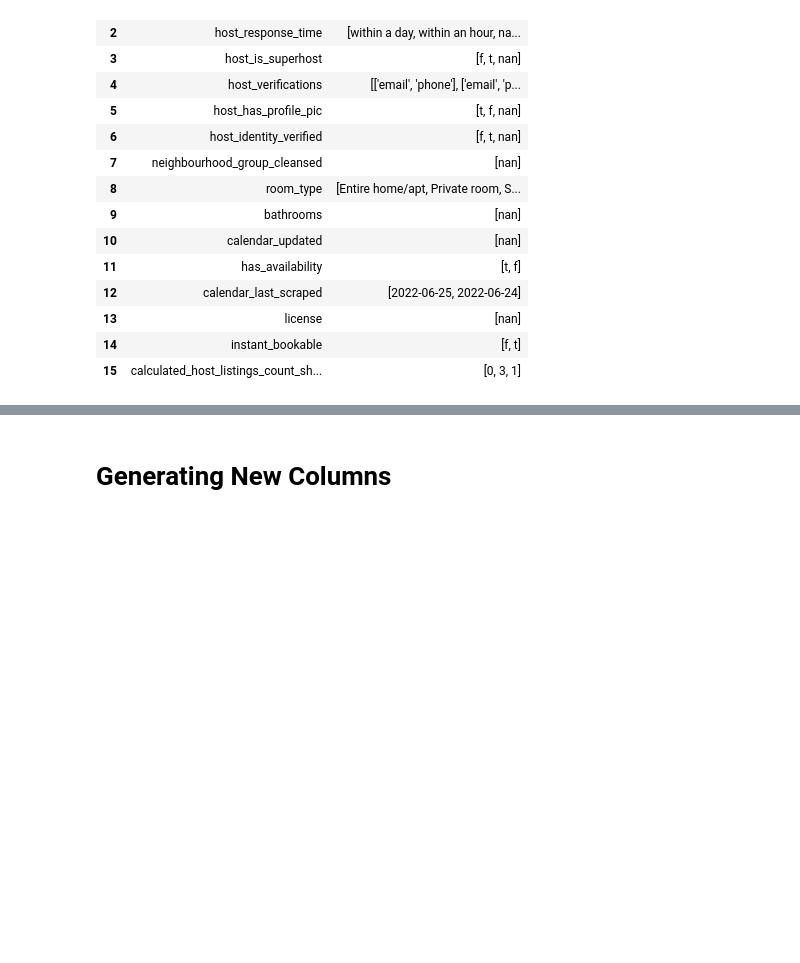
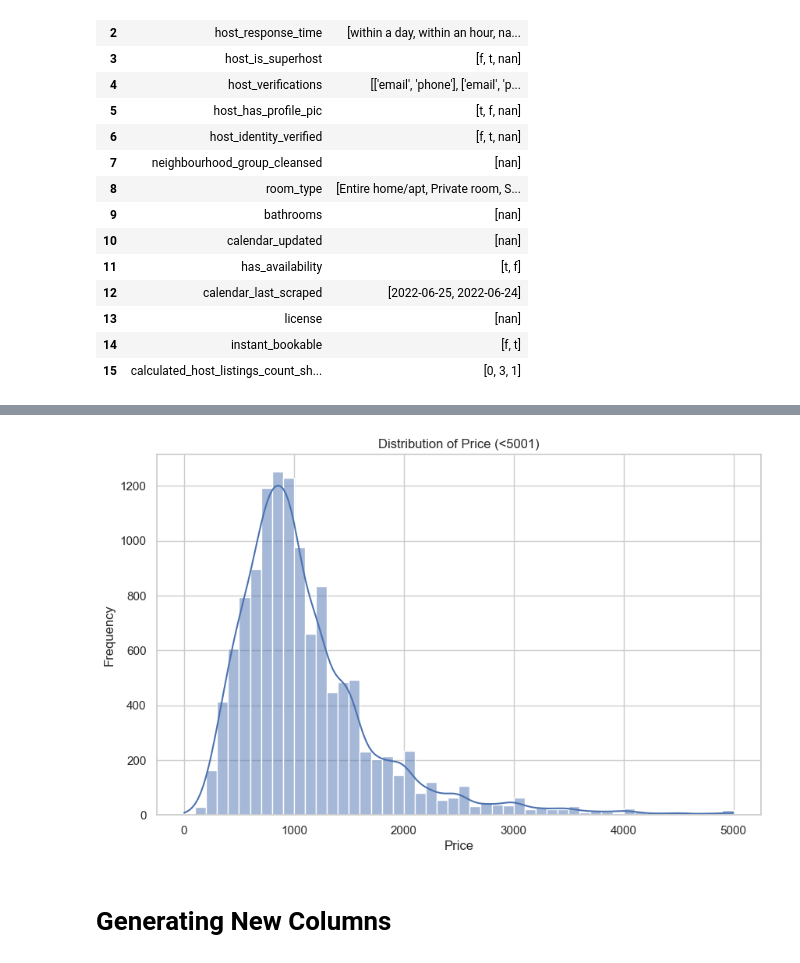
Before and after one commit to eirikvagen/data_management_exam, a Jupyter notebook: shared_clean.ipynb, the cells around one changed output, grey strips where cells are left out. Drawn from its saved outputs; the diff is of its cells as text; code cells hidden in the pictures; blank space fills up the shorter version.

```diff
--- a/shared_clean.ipynb
+++ b/shared_clean.ipynb
@@ -220,3 +196,26 @@ ValueError: invalid literal for int() with base 10: 't'
+# %%
+# Assuming 'df' is your DataFrame and 'number_of_reviews' is the column for which you want the distribution plot
+# Filtering the DataFrame to include only rows where 'number_of_reviews' is 1000 or less
+# Fixing price column
+df['price'] = df['price'].str[1:-3]
+df['price'] = df['price'].replace('\,','',regex=True)
+df['price'] = df['price'].astype(int)
+
+filtered_df = df[df['price'] <= 5000]
+
+sns.set(style="whitegrid")  # Set the aesthetic style of the plots
+plt.figure(figsize=(10, 6))  # Set the size of the figure
+
+# Create the distribution plot using the filtered data
+sns.histplot(filtered_df['price'], kde=True, bins=50)  # 'kde' parameter adds a Kernel Density Estimate plot
+
+plt.title('Distribution of Price (<5001)')  # Add a title
+plt.xlabel('Price')  # Set the X-axis label
+plt.ylabel('Frequency')  # Set the Y-axis label
+
+plt.show()  # Display the plot
+# %% [output]
+[figure, added]
 # %% [markdown]
 # Generating New Columns
 # %%
```
Also changed, not shown: parts of 17 cells of this notebook.
